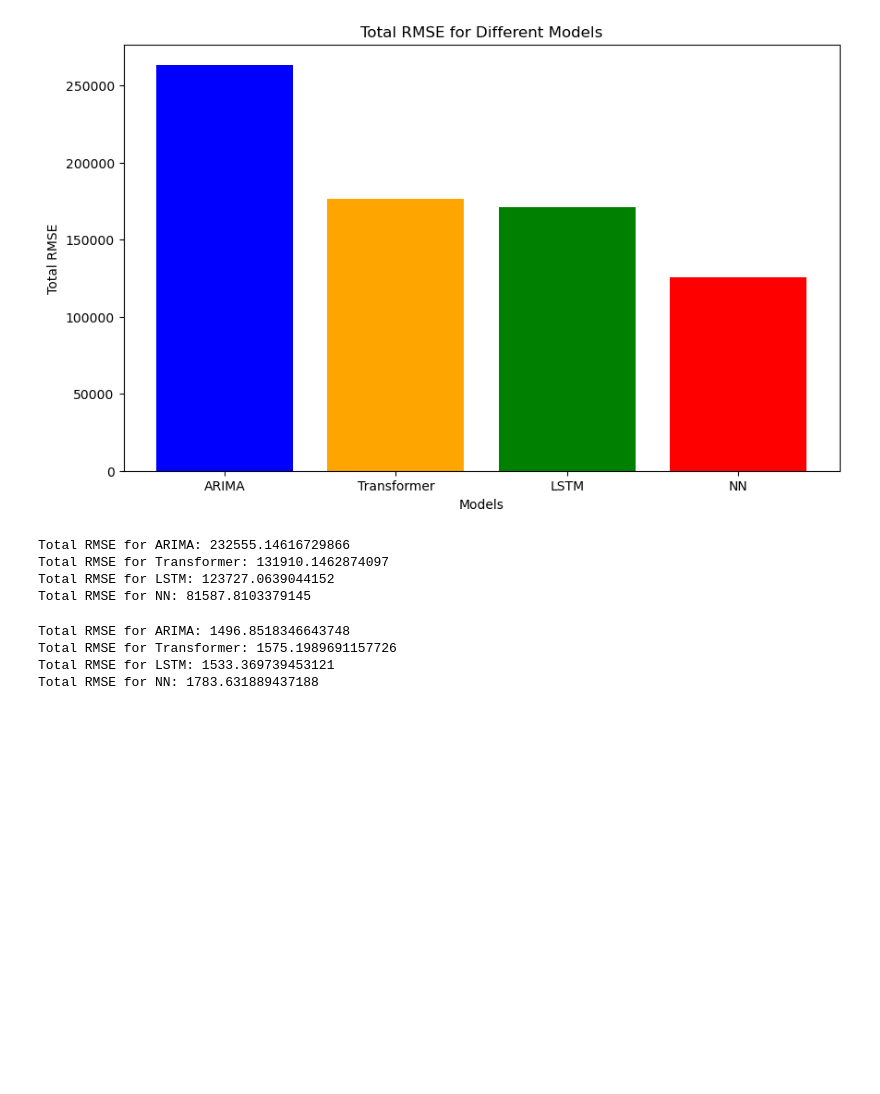
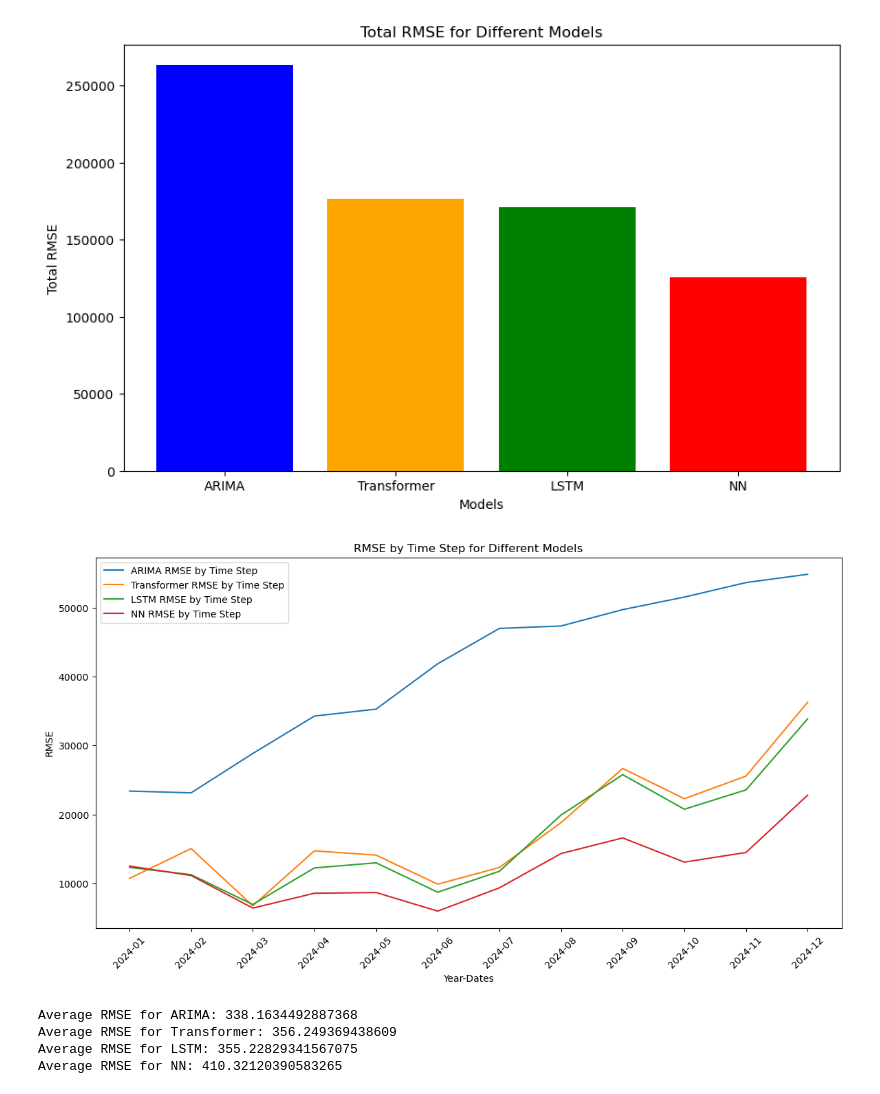
Before and after one commit to alanklin/AA-Capstone, a Jupyter notebook: Code/Notebooks/week5_model_building.ipynb, the cells around one changed output. Cells and saved outputs as stored; diff of their text form; code cells hidden in the pictures; blank space fills up the shorter version.

```diff
--- a/Code/Notebooks/week5_model_building.ipynb
+++ b/Code/Notebooks/week5_model_building.ipynb
@@ -415,31 +417,47 @@ plt.show()
 # %% [output]
 [figure]
 # %%
+import matplotlib.pyplot as plt
+
 # Define the regions of interest
 regions_of_interest = [
     'San Diego Sector', 'El Centro Sector', 'Yuma Sector', 'Tucson Sector',
     'El Paso Sector', 'Marfa Sector', 'Del Rio Sector', 'Laredo Sector', 'Rio Grande Valley Sector'
 ]
 
 # Initialize a dictionary to store RMSE values for the regions of interest
 rmse_values_interest = {region: rmse_values[region] for region in regions_of_interest if region in rmse_values}
 
-# Initialize a dictionary to store the sum of RMSE values by model
-sum_rmse_by_model = {'ARIMA': 0, 'Transformer': 0, 'LSTM': 0, 'NN': 0}
+# Initialize a dictionary to store the RMSE values by time step for each model
+rmse_by_time_step = {'ARIMA': np.zeros(seq_length), 'Transformer': np.zeros(seq_length), 'LSTM': np.zeros(seq_length), 'NN': np.zeros(seq_length)}
 
-# Sum the RMSE values by model for the regions of interest
+# Calculate the RMSE by time step for each model
 for region, rmses in rmse_values_interest.items():
-    for model, rmse in rmses.items():
-        sum_rmse_by_model[model] += rmse
+    true_test_data = sector_test.loc[region].values
+    for model in rmse_by_time_step.keys():
+        forecast = tf_forecasts[region][:seq_length] if model == 'Transformer' else lstm_forecasts[region][:seq_length] if model == 'LSTM' else nn_forecasts[region][:seq_length] if model == 'NN' else arima_forecasts[region]
+        rmse_by_time_step[model] += (forecast - true_test_data) ** 2
 
-# Print the sum of RMSE values by model
-for model, total_rmse in sum_rmse_by_model.items():
-    print(f"Total RMSE for {model}: {total_rmse}")
+# Calculate the mean RMSE by time step
+for model in rmse_by_time_step.keys():
+    rmse_by_time_step[model] = np.sqrt(rmse_by_time_step[model] / len(regions_of_interest))
+
+# Plot the RMSE by time step for each model
+plt.figure(figsize=(14, 7))
+for model, rmse in rmse_by_time_step.items():
+    plt.plot(range(seq_length), rmse, label=f'{model} RMSE by Time Step')
+
+# Generate date range for the X-axis
+date_range = pd.date_range(start='2024-01-01', periods=seq_length, freq='M')
+plt.xticks(ticks=range(seq_length), labels=date_range.strftime('%Y-%m'), rotation=45)
+
+plt.xlabel('Year-Dates')
+plt.ylabel('RMSE')
+plt.title('RMSE by Time Step for Different Models')
+plt.legend()
+plt.show()
 # %% [output]
-Total RMSE for ARIMA: 232555.14616729866
-Total RMSE for Transformer: 131910.1462874097
-Total RMSE for LSTM: 123727.0639044152
-Total RMSE for NN: 81587.8103379145
+[figure, added]
 # %%
 # Define the sectors of interest
 sectors_of_interest = [
@@ -450,19 +468,28 @@ sectors_of_interest = [
 # Initialize a dictionary to store RMSE values for the sectors of interest
 rmse_values_sectors = {sector: rmse_values[sector] for sector in sectors_of_interest if sector in rmse_values}
 
-# Initialize a dictionary to store the sum of RMSE values by model
-sum_rmse_by_model_sectors = {'ARIMA': 0, 'Transformer': 0, 'LSTM': 0, 'NN': 0}
+# Initialize a dictionary to store the RMSE values by time step for each model
+rmse_by_time_step_sectors = {'ARIMA': np.zeros(seq_length), 'Transformer': np.zeros(seq_length), 'LSTM': np.zeros(seq_length), 'NN': np.zeros(seq_length)}
 
-# Sum the RMSE values by model for the sectors of interest
+# Calculate the RMSE by time step for each model
 for sector, rmses in rmse_values_sectors.items():
-    for model, rmse in rmses.items():
-        sum_rmse_by_model_sectors[model] += rmse
+    true_test_data = sector_test.loc[sector].values
+    for model in rmse_by_time_step_sectors.keys():
+        forecast = tf_forecasts[sector][:seq_length] if model == 'Transformer' else lstm_forecasts[sector][:seq_length] if model == 'LSTM' else nn_forecasts[sector][:seq_length] if model == 'NN' else arima_forecasts[sector]
+        rmse_by_time_step_sectors[model] += (forecast - true_test_data) ** 2
 
-# Print the sum of RMSE values by model
-for model, total_rmse in sum_rmse_by_model_sectors.items():
-    print(f"Total RMSE for {model}: {total_rmse}")
+# Calculate the mean RMSE by time step
+for model in rmse_by_time_step_sectors.keys():
+    rmse_by_time_step_sectors[model] = np.sqrt(rmse_by_time_step_sectors[model] / len(sectors_of_interest))
+
+# Calculate the average of the averages for each model
+average_rmse_sectors = {model: np.mean(rmse) for model, rmse in rmse_by_time_step_sectors.items()}
+
+# Print the average RMSE for each model
+for model, avg_rmse in average_rmse_sectors.items():
+    print(f"Average RMSE for {model}: {avg_rmse}")
 # %% [output]
-Total RMSE for ARIMA: 1496.8518346643748
-Total RMSE for Transformer: 1575.1989691157726
-Total RMSE for LSTM: 1533.369739453121
-Total RMSE for NN: 1783.631889437188
+Average RMSE for ARIMA: 338.1634492887368
+Average RMSE for Transformer: 356.249369438609
+Average RMSE for LSTM: 355.22829341567075
+Average RMSE for NN: 410.32120390583265
```
Also changed, not shown: parts of 1 cell of this notebook.
